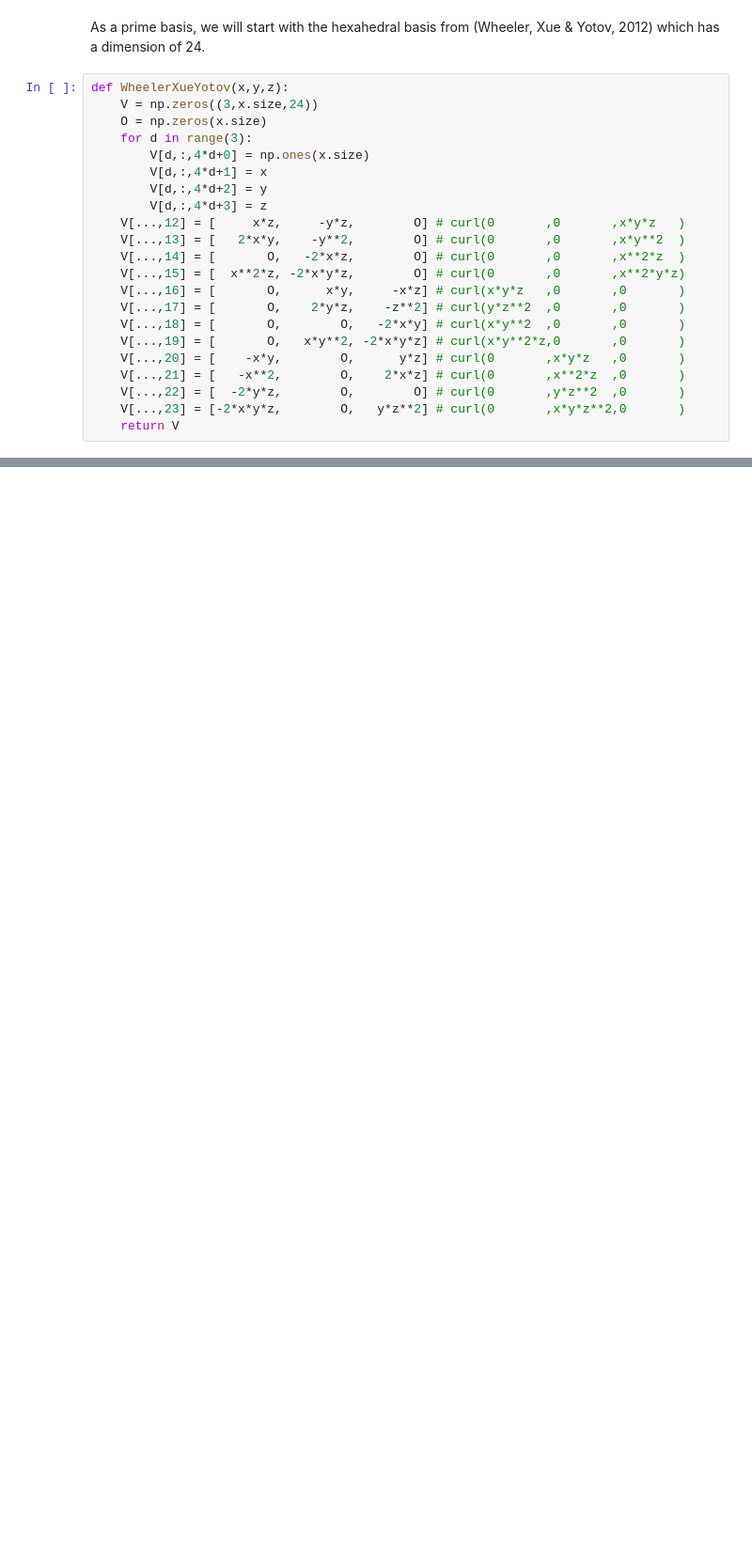
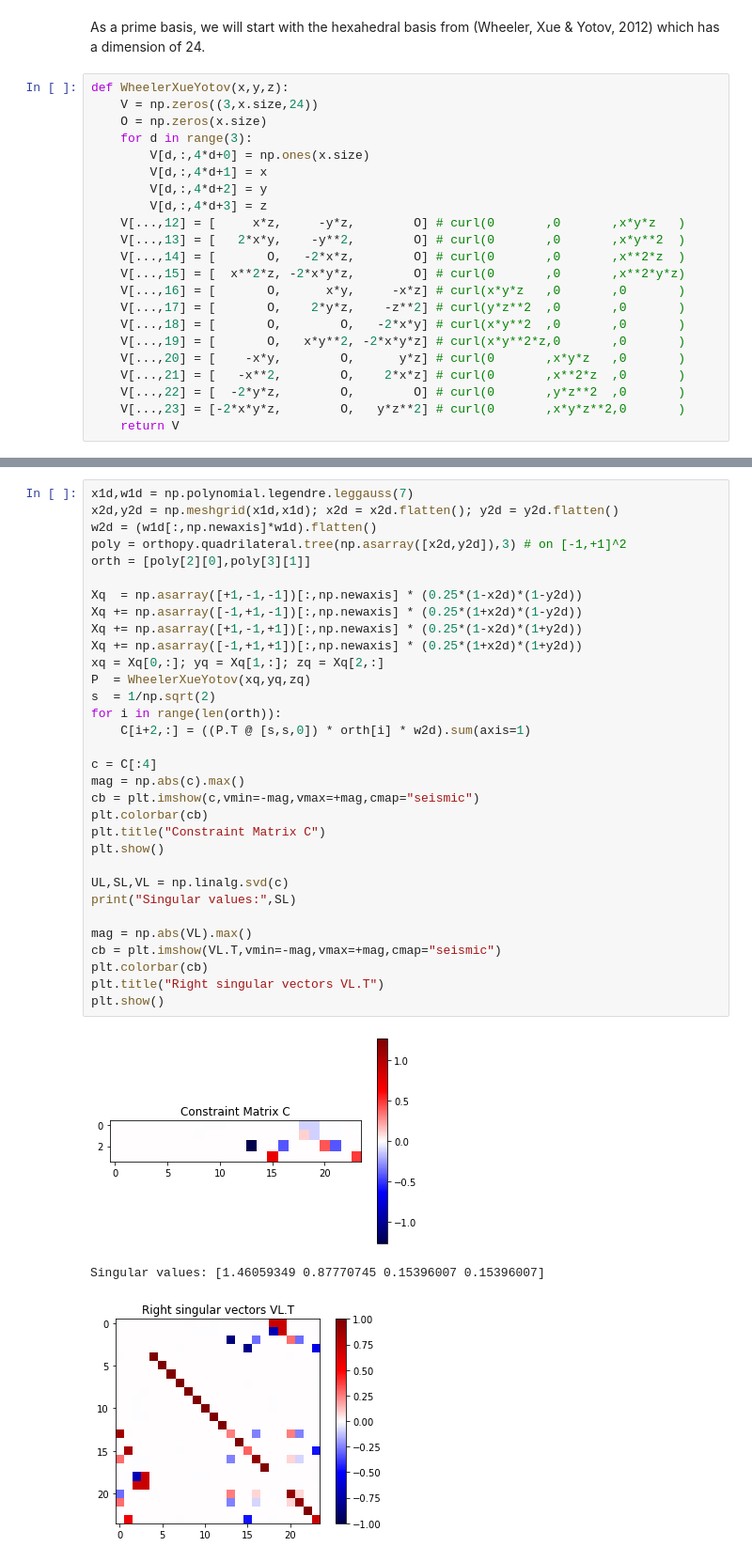
Before and after one commit to TDycores-Project/toy-problems, a Jupyter notebook: HdivSetup/ConstrainedWheelerXueYotov.ipynb, the cells around one changed output, grey strips where cells are left out. Shown: that part at 94% size. Drawn from its saved outputs; the diff is of its cells as text; blank space fills up the shorter version.

```diff
--- a/HdivSetup/ConstrainedWheelerXueYotov.ipynb
+++ b/HdivSetup/ConstrainedWheelerXueYotov.ipynb
@@ -199,0 +77,36 @@ plt.show()
+# %%
+x1d,w1d = np.polynomial.legendre.leggauss(7)
+x2d,y2d = np.meshgrid(x1d,x1d); x2d = x2d.flatten(); y2d = y2d.flatten()
+w2d = (w1d[:,np.newaxis]*w1d).flatten()
+poly = orthopy.quadrilateral.tree(np.asarray([x2d,y2d]),3) # on [-1,+1]^2
+orth = [poly[2][0],poly[3][1]]
+
+Xq  = np.asarray([+1,-1,-1])[:,np.newaxis] * (0.25*(1-x2d)*(1-y2d))
+Xq += np.asarray([-1,+1,-1])[:,np.newaxis] * (0.25*(1+x2d)*(1-y2d))
+Xq += np.asarray([+1,-1,+1])[:,np.newaxis] * (0.25*(1-x2d)*(1+y2d))
+Xq += np.asarray([-1,+1,+1])[:,np.newaxis] * (0.25*(1+x2d)*(1+y2d))
+xq = Xq[0,:]; yq = Xq[1,:]; zq = Xq[2,:]
+P  = WheelerXueYotov(xq,yq,zq)
+s  = 1/np.sqrt(2)
+for i in range(len(orth)):
+    C[i+2,:] = ((P.T @ [s,s,0]) * orth[i] * w2d).sum(axis=1)
+
+c = C[:4]
+mag = np.abs(c).max()
+cb = plt.imshow(c,vmin=-mag,vmax=+mag,cmap="seismic")
+plt.colorbar(cb)
+plt.title("Constraint Matrix C")
+plt.show()
+
+UL,SL,VL = np.linalg.svd(c)
+print("Singular values:",SL)
+
+mag = np.abs(VL).max()
+cb = plt.imshow(VL.T,vmin=-mag,vmax=+mag,cmap="seismic")
+plt.colorbar(cb)
+plt.title("Right singular vectors VL.T")
+plt.show()
+# %% [output]
+[figure, added]
+Singular values: [1.46059349 0.87770745 0.15396007 0.15396007]
+[figure, added]
```
Also changed, not shown: parts of 16 cells of this notebook, 1 other file.
